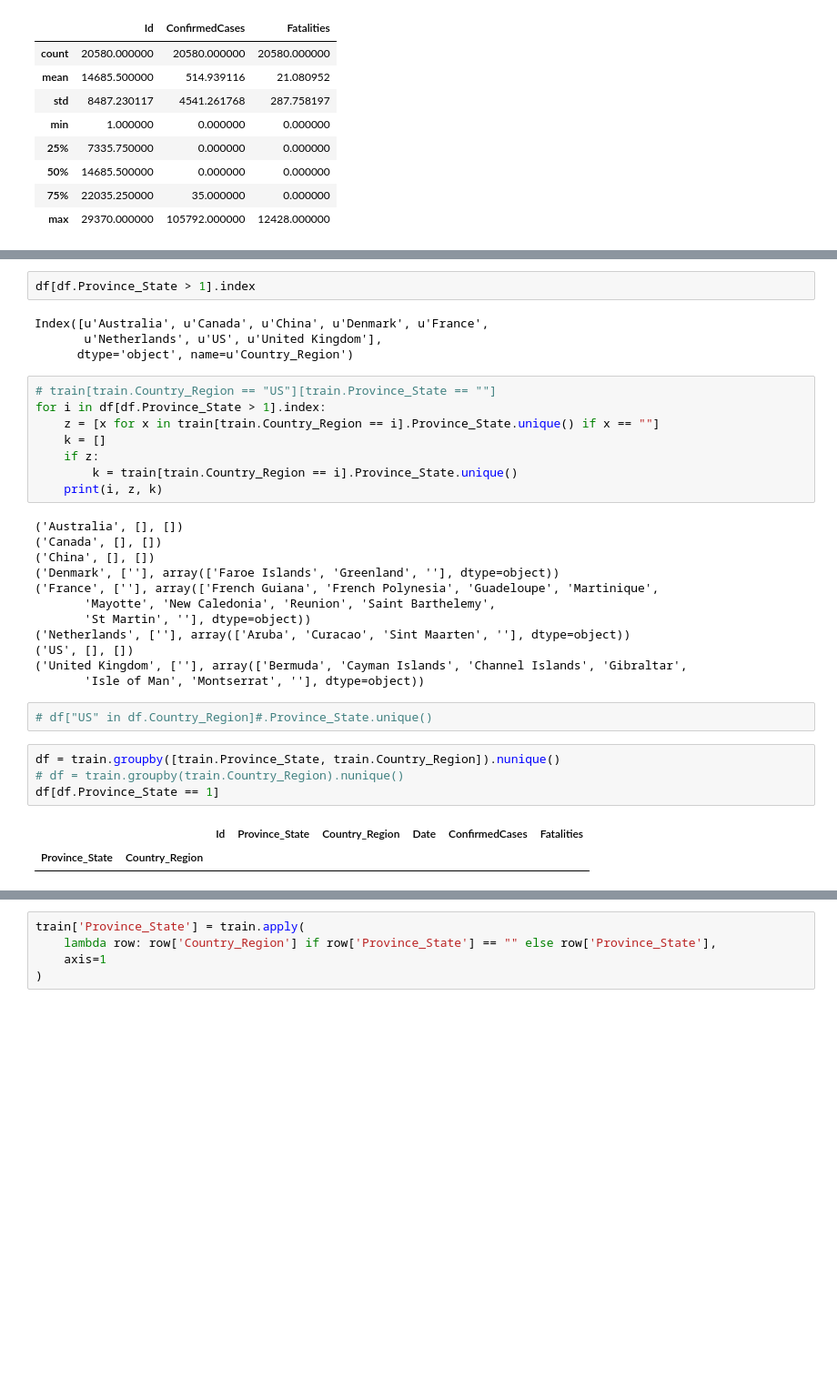
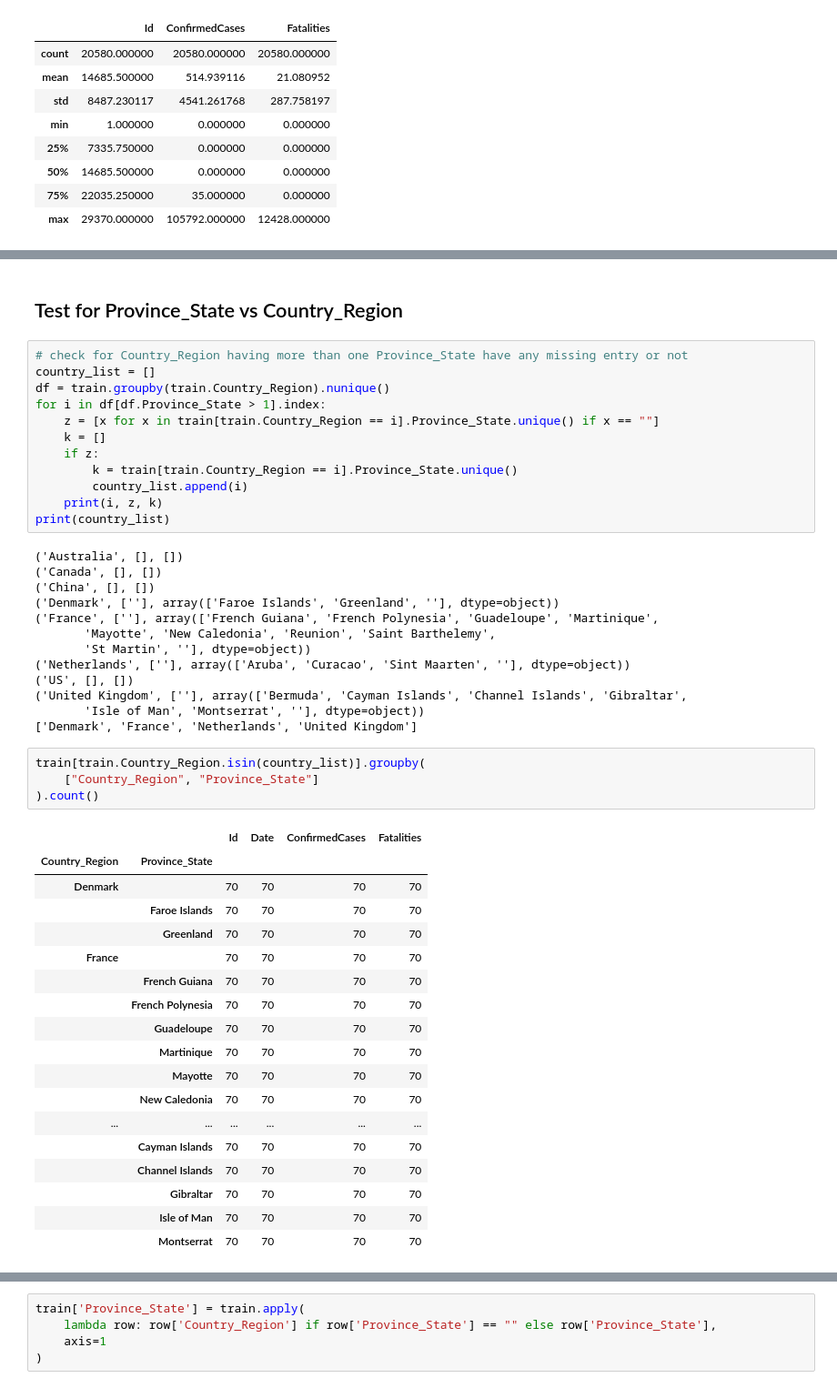
Before and after one commit to ankitnamdeo34/pyspark_hive_hadoop, a Jupyter notebook: covid_data.ipynb, the cells around one changed output, grey strips where cells are left out. Shown at 91% size. Saved outputs shown, nothing was run; the diff lists cells and outputs as text; blank space fills up the shorter version.

```diff
--- a/covid_data.ipynb
+++ b/covid_data.ipynb
@@ -147,17 +123,17 @@ df[df.Province_State > 1]
-# %%
-df[df.Province_State > 1].index
-# %% [output]
-Index([u'Australia', u'Canada', u'China', u'Denmark', u'France',
-       u'Netherlands', u'US', u'United Kingdom'],
-      dtype='object', name=u'Country_Region')
+# %% [markdown]
+## Test for Province_State vs Country_Region
 # %%
-# train[train.Country_Region == "US"][train.Province_State == ""]
+# check for Country_Region having more than one Province_State have any missing entry or not
+country_list = []
+df = train.groupby(train.Country_Region).nunique()
 for i in df[df.Province_State > 1].index:
     z = [x for x in train[train.Country_Region == i].Province_State.unique() if x == ""]
     k = []
     if z:
         k = train[train.Country_Region == i].Province_State.unique()
+        country_list.append(i)
     print(i, z, k)
+print(country_list)
 # %% [output]
 ('Australia', [], [])
 ('Canada', [], [])
@@ -170,12 +146,27 @@ for i in df[df.Province_State > 1].index:
 ('US', [], [])
 ('United Kingdom', [''], array(['Bermuda', 'Cayman Islands', 'Channel Islands', 'Gibraltar',
        'Isle of Man', 'Montserrat', ''], dtype=object))
+['Denmark', 'France', 'Netherlands', 'United Kingdom']
-# %%
-# df["US" in df.Country_Region]#.Province_State.unique()
-# %%
-df = train.groupby([train.Province_State, train.Country_Region]).nunique()
-# df = train.groupby(train.Country_Region).nunique()
-df[df.Province_State == 1]
-# %% [output]
-|  |  | Id | Province_State | Country_Region | Date | ConfirmedCases | Fatalities |
-| Province_State | Country_Region |  |  |  |  |  |  |
+# %%
+train[train.Country_Region.isin(country_list)].groupby(
+    ["Country_Region", "Province_State"]
+).count()
+# %% [output]
+|  |  | Id | Date | ConfirmedCases | Fatalities |
+| Country_Region | Province_State |  |  |  |  |
+| Denmark |  | 70 | 70 | 70 | 70 |
+|  | Faroe Islands | 70 | 70 | 70 | 70 |
+|  | Greenland | 70 | 70 | 70 | 70 |
+| France |  | 70 | 70 | 70 | 70 |
+|  | French Guiana | 70 | 70 | 70 | 70 |
+|  | French Polynesia | 70 | 70 | 70 | 70 |
+|  | Guadeloupe | 70 | 70 | 70 | 70 |
+|  | Martinique | 70 | 70 | 70 | 70 |
+|  | Mayotte | 70 | 70 | 70 | 70 |
+|  | New Caledonia | 70 | 70 | 70 | 70 |
+| ... | ... | ... | ... | ... | ... |
+|  | Cayman Islands | 70 | 70 | 70 | 70 |
+|  | Channel Islands | 70 | 70 | 70 | 70 |
+|  | Gibraltar | 70 | 70 | 70 | 70 |
+|  | Isle of Man | 70 | 70 | 70 | 70 |
+|  | Montserrat | 70 | 70 | 70 | 70 |
```
Also changed, not shown: parts of 109 cells of this notebook.
